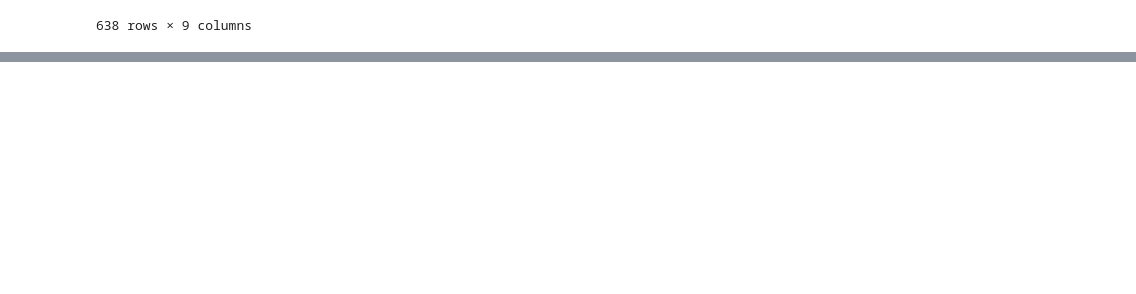
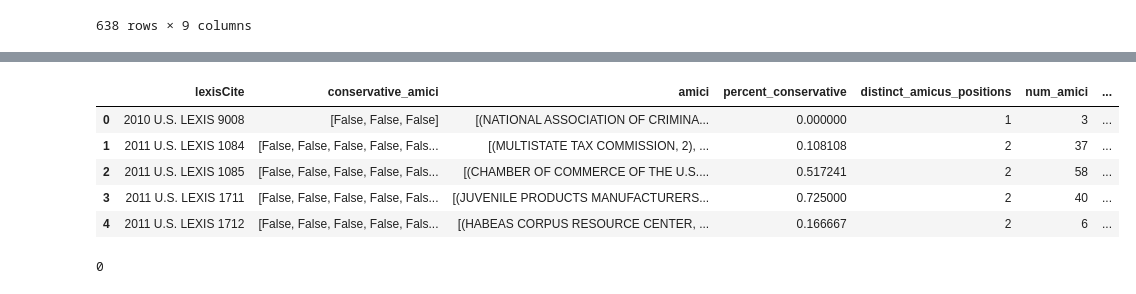
Before and after one commit to rbatra2000/info6850networks, a Jupyter notebook: main.ipynb, the cells around one changed output, grey strips where cells are left out. Saved outputs shown, nothing was run; the diff lists cells and outputs as text; code cells hidden in the pictures; blank space fills up the shorter version.

```diff
--- a/main.ipynb
+++ b/main.ipynb
@@ -753,7 +753,7 @@ df.loc[df['percent_conservative'].isna()]
 # %%
 assert df.index.unique().shape[0] == df.shape[0]
 # %%
-df_filt = df[~((df['num_amici'] == 1) | (df['decisiondirection']==3) | (df['conservative_amici'].isna().sum() > 0))]
+df_filt = df[~((df['num_amici'] == 1) | (df['decisiondirection']==3) | (df['percent_conservative'].isna()))]
 # %%
 plt.hist(df_filt["percent_conservative"], bins=100)
 plt.ylabel("Count of cases")
@@ -802,0 +825,29 @@ df_filt[df_filt['percent_conservative']==0]
+# %%
+selected_judge = 'EKagan'
+# %%
+# select data with which the judge has been a decision-maker
+sel_cases_justice = justices_csv.loc[justices_csv['justiceName']==selected_judge]
+assert sel_cases_justice['lexisCite'].unique().shape[0] == sel_cases_justice.shape[0]
+
+df_selected = pd.merge(df_filt.reset_index(drop=False)\
+         .rename({'index':'lexisCite'}, axis=1)[\
+             ['lexisCite','conservative_amici', 'amici', 'percent_conservative', 'distinct_amicus_positions','num_amici']], \
+                sel_cases_justice[['lexisCite', 'vote', 'direction', 'decisionDirection']], on='lexisCite', how='inner')
+
+# check for uniqueness
+assert df_selected['lexisCite'].unique().shape[0] == df_selected.shape[0]
+df_selected['conservative_vote'] = np.select([df_selected['direction'] == 1,
+                                              df_selected['direction'] == 2,
+                                              df_selected['direction'] == 3], [1,0,np.nan])
+df_selected.head()
+# %% [output]
+|  | lexisCite | conservative_amici | amici | percent_conservative | distinct_amicus_positions | num_amici | ... |
+| 0 | 2010 U.S. LEXIS 9008 | [False, False, False] | [(NATIONAL ASSOCIATION OF CRIMINA... | 0.000000 | 1 | 3 | ... |
+| 1 | 2011 U.S. LEXIS 1084 | [False, False, False, False, Fals... | [(MULTISTATE TAX COMMISSION, 2), ... | 0.108108 | 2 | 37 | ... |
+| 2 | 2011 U.S. LEXIS 1085 | [False, False, False, False, Fals... | [(CHAMBER OF COMMERCE OF THE U.S.... | 0.517241 | 2 | 58 | ... |
+| 3 | 2011 U.S. LEXIS 1711 | [False, False, False, False, Fals... | [(JUVENILE PRODUCTS MANUFACTURERS... | 0.725000 | 2 | 40 | ... |
+| 4 | 2011 U.S. LEXIS 1712 | [False, False, False, False, Fals... | [(HABEAS CORPUS RESOURCE CENTER, ... | 0.166667 | 2 | 6 | ... |
+# %%
+df_selected['percent_conservative'].isna().sum()
+# %% [output]
+0
```
Also changed, not shown: parts of 5 cells of this notebook.
